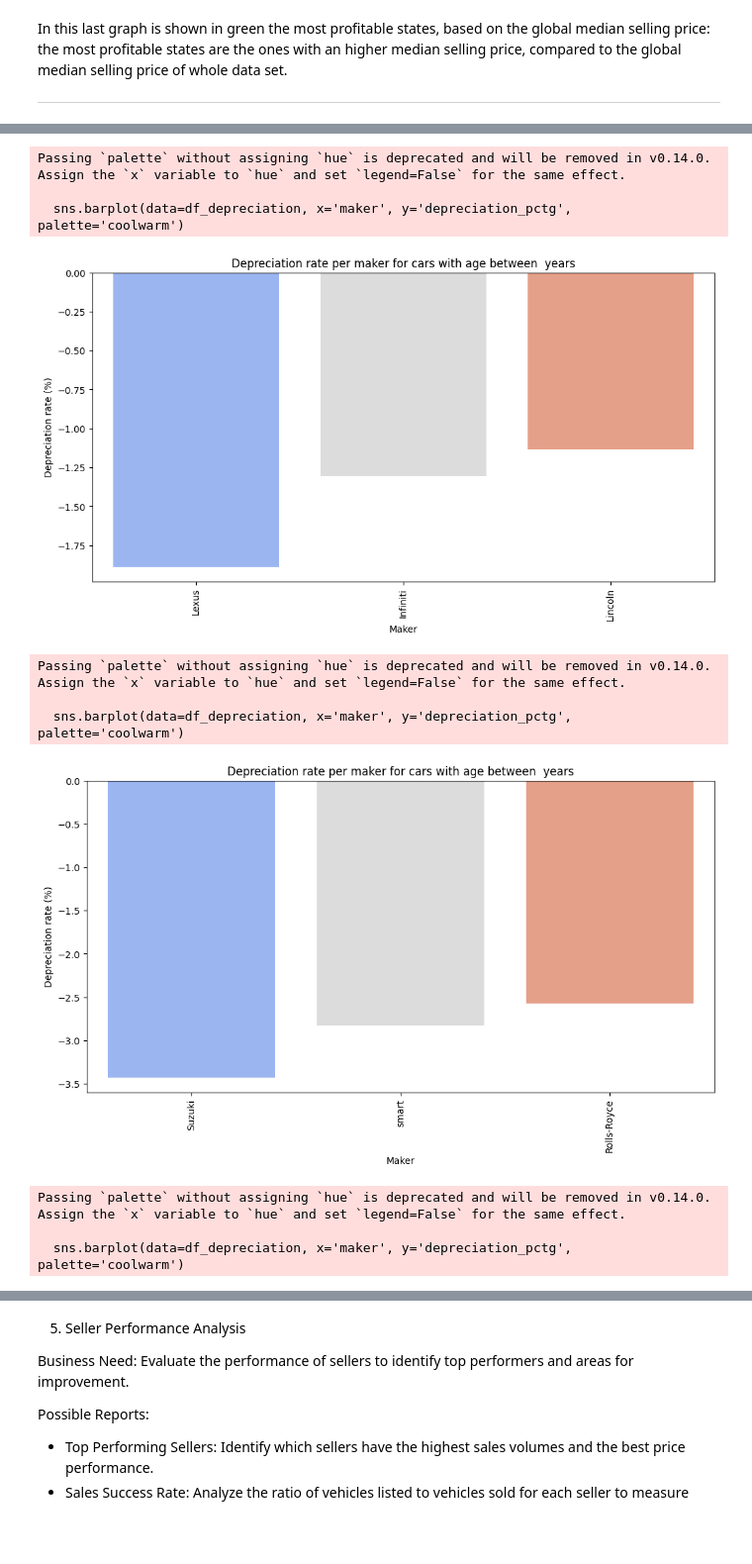
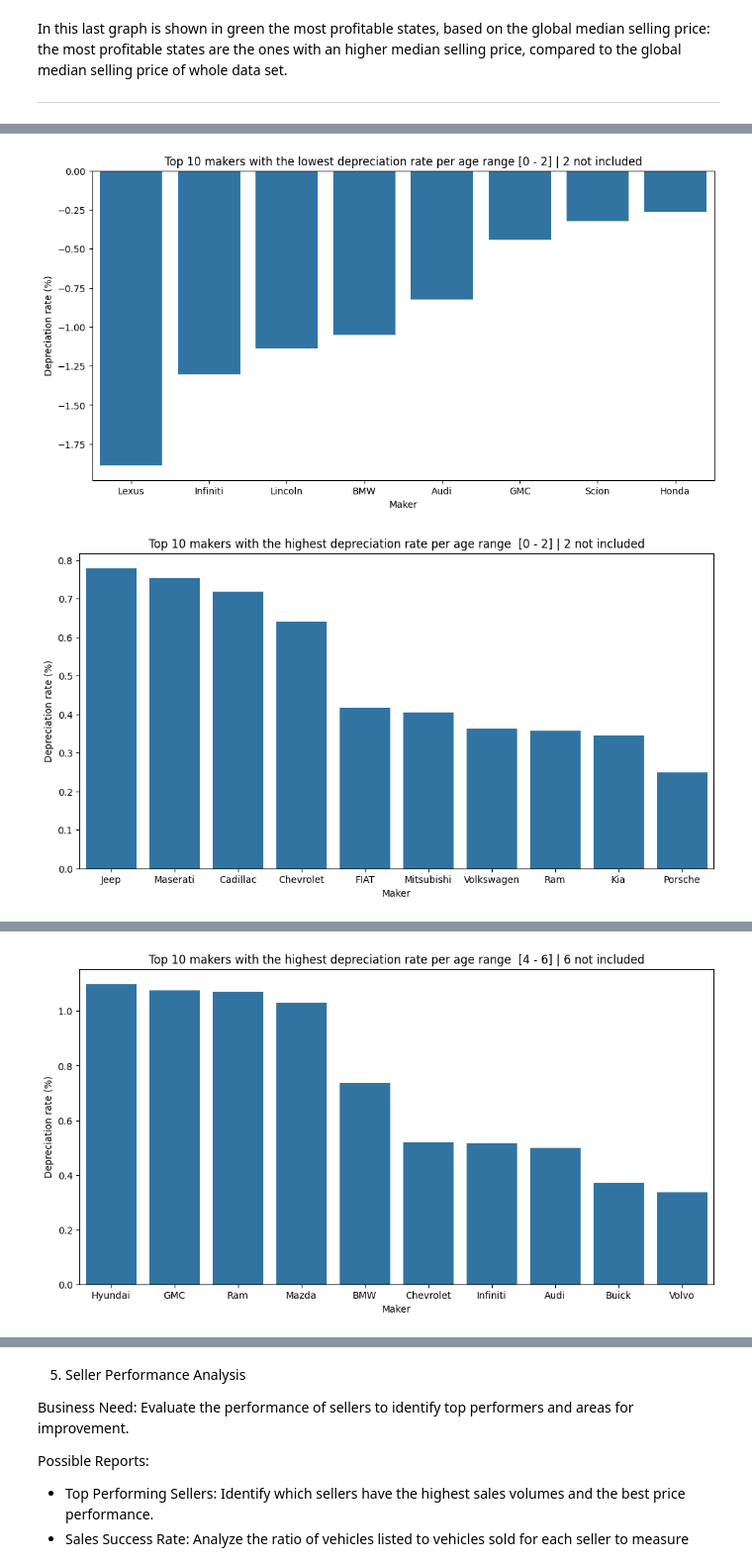
Before and after one commit to wizard86pz/cars_sales_us, a Jupyter notebook: ETL_cars.ipynb, the cells around one changed output, grey strips where cells are left out. Shown at 99% size. Saved outputs shown, nothing was run; the diff lists cells and outputs as text; code cells hidden in the pictures; blank space fills up the shorter version.

```diff
--- a/ETL_cars.ipynb
+++ b/ETL_cars.ipynb
@@ -950,43 +952,47 @@ Possible Reports:
 # %%
 #let's create sub-dataframes due to the age of the car
 age_ranges = [(0, 2), (2, 4), (4, 6), (6, 8), (8, 10)]
 df_age_dict = {}
-df_depreciation_dict = {}
+#df_depreciation_dict = {}
 
 for start, end in age_ranges:
     df_age_dict[f'df_age_{start}_{end}'] = df_clean[(df_clean['age_years'] >= start) & (df_clean['age_years'] < end)]
 
 #let's calculate the depreciation rate per maker and model age, only the top X makers, from each age range
-x = 3
+x = 10
 for key, df_age in df_age_dict.items():
     df_depreciation_grouped = df_age.groupby(['maker'])[['selling_price', 'mmr']].median().reset_index()
-    df_depreciation_grouped['depreciation_pctg'] = round(((df_depreciation_grouped['mmr'] - df_depreciation_grouped['selling_price']) / df_depreciation_grouped['mmr']) * 100, 3)
+
+    df_depreciation_grouped['depreciation_pctg'] = round(((df_depreciation_grouped['mmr'] - df_depreciation_grouped['selling_price']) / df_depreciation_grouped['mmr']) * 100, 3) #the less, the better
+
     df_depreciation_grouped = df_depreciation_grouped.sort_values('depreciation_pctg', ascending=True)
-    df_depreciation_dict[f'df_depreciation_{key}'] = df_depreciation_grouped
-    df_depreciation_dict[f'df_depreciation_{key}_top_{x}'] = df_depreciation_grouped.head(x)
 
-#let's create the dataframes for each age range
-df_depreciation_0_2 = df_depreciation_dict['df_depreciation_df_age_0_2']
-df_depreciation_0_2_positive = df_depreciation_0_2[df_depreciation_0_2['depreciation_pctg'] > 0]
-df_depreciation_2_4 = df_depreciation_dict['df_depreciation_df_age_2_4']
-df_depreciation_2_4_positive = df_depreciation_2_4[df_depreciation_2_4['depreciation_pctg'] > 0]
-df_depreciation_4_6 = df_depreciation_dict['df_depreciation_df_age_4_6']
-df_depreciation_4_6_positive = df_depreciation_4_6[df_depreciation_4_6['depreciation_pctg'] > 0]
-df_depreciation_6_8 = df_depreciation_dict['df_depreciation_df_age_6_8']
-df_depreciation_6_8_positive = df_depreciation_6_8[df_depreciation_6_8['depreciation_pctg'] > 0]
-df_depreciation_8_10 = df_depreciation_dict['df_depreciation_df_age_8_10']
-df_depreciation_8_10_positive = df_depreciation_8_10[df_depreciation_8_10['depreciation_pctg'] >= 0]
+    #we use the exec function to create the dataframes dynamically with the key name of each for cycle
+    exec(f"df_depreciation_{key}_negative = df_depreciation_{key}[df_depreciation_{key}['depreciation_pctg'] < 0]")
+    exec(f"df_depreciation_{key}_positive = df_depreciation_{key}[df_depreciation_{key}['depreciation_pctg'] > 0]")
 
-#let's create a for cycly to create the graphs for each age range, using all the previous dataframes created
+#let's graph the top x makers with the loest and highest depreciation rate per each age range
+for key in df_age_dict.keys():
+    exec(f"df_depreciation_{key}_negative_head = df_depreciation_{key}_negative.head(x).sort_values('depreciation_pctg', ascending=True)")
+    exec(f"df_depreciation_{key}_positive_head = df_depreciation_{key}_positive.head(x).sort_values('depreciation_pctg', ascending=False)")
+
+    plt.figure(figsize=(12,6))
+    sns.barplot(data=eval(f"df_depreciation_{key}_negative_head"), x='maker', y='depreciation_pctg') #eval function is used to convert the string to a variable name dinamically in each iteration of for cycle
+
+    plt.title(f'Top {x} makers with the lowest depreciation rate per age range [{key[7:8]} - {key[9:10]}] | {key[9:10]} not included')
+    plt.xlabel('Maker')
+    plt.ylabel('Depreciation rate (%)')
+    plt.xticks(rotation=0)
+    plt.show()
+
+    plt.figure(figsize=(12,6))
+    sns.barplot(data=eval(f"df_depreciation_{key}_positive_head"), x='maker', y='depreciation_pctg') #eval function is used to convert the string to a variable name dinamically in each iteration of for cycle
+
+    plt.title(f'Top {x} makers with the highest depreciation rate per age range  [{key[7:8]} - {key[9:10]}] | {key[9:10]} not included')
+    plt.xlabel('Maker')
+    plt.ylabel('Depreciation rate (%)')
+    plt.xticks(rotation=0)
+    plt.show()
 # %% [output]
-Passing `palette` without assigning `hue` is deprecated and will be removed in v0.14.0. Assign the `x` variable to `hue` and set `legend=False` for the same effect.
-
-  sns.barplot(data=df_depreciation, x='maker', y='depreciation_pctg', palette='coolwarm')
-[figure, old version]
+[figure, new version]
-Passing `palette` without assigning `hue` is deprecated and will be removed in v0.14.0. Assign the `x` variable to `hue` and set `legend=False` for the same effect.
-
-  sns.barplot(data=df_depreciation, x='maker', y='depreciation_pctg', palette='coolwarm')
-[figure, old version]
+[figure, new version]
-Passing `palette` without assigning `hue` is deprecated and will be removed in v0.14.0. Assign the `x` variable to `hue` and set `legend=False` for the same effect.
-
-  sns.barplot(data=df_depreciation, x='maker', y='depreciation_pctg', palette='coolwarm')
@@ -1001,0 +1002 @@ Passing `palette` without assigning `hue` is deprecated and will be removed in v
+[figure, added]
```
Also changed, not shown: parts of 5 cells of this notebook.
